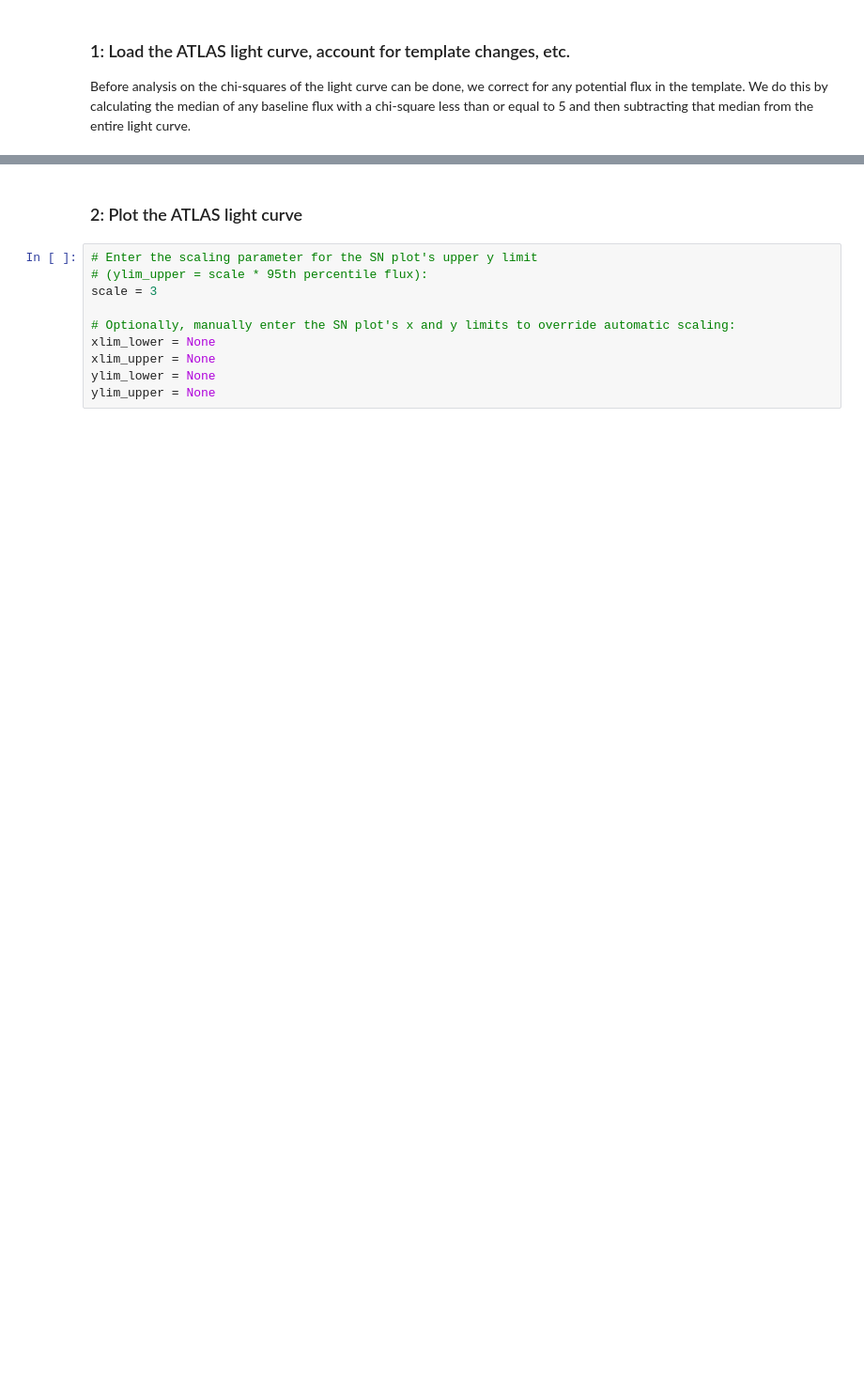
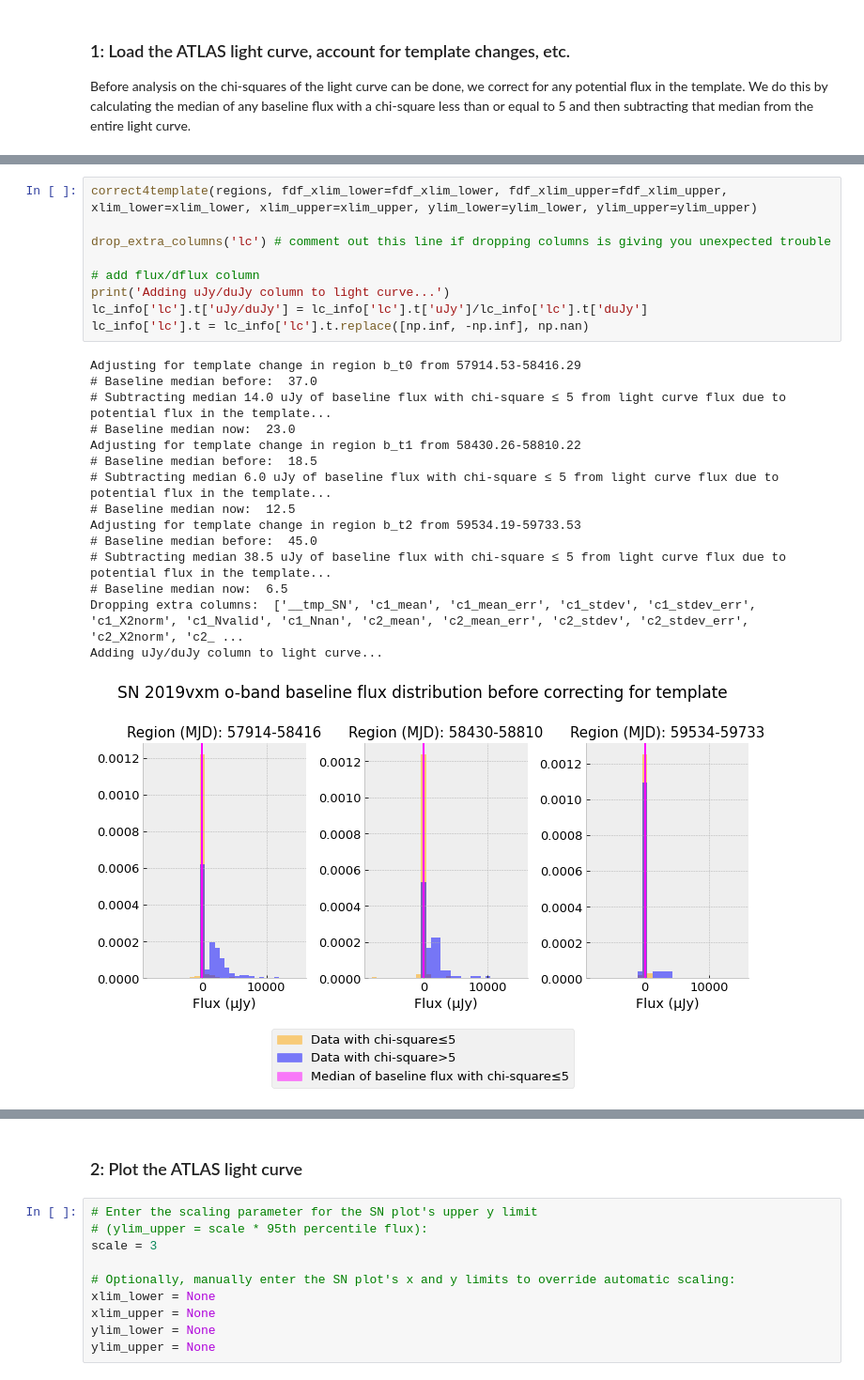
Before and after one commit to srest2021/atclean, a Jupyter notebook: chisquarecut_averaging.ipynb, the cells around one changed output, grey strips where cells are left out. Shown: that part at 94% size. Cells and saved outputs as stored; diff of their text form; blank space fills up the shorter version.

```diff
--- a/chisquarecut_averaging.ipynb
+++ b/chisquarecut_averaging.ipynb
@@ -385,0 +365,25 @@ Adding uJy/duJy column to light curve...
+# %%
+correct4template(regions, fdf_xlim_lower=fdf_xlim_lower, fdf_xlim_upper=fdf_xlim_upper, xlim_lower=xlim_lower, xlim_upper=xlim_upper, ylim_lower=ylim_lower, ylim_upper=ylim_upper)
+
+drop_extra_columns('lc') # comment out this line if dropping columns is giving you unexpected trouble
+
+# add flux/dflux column
+print('Adding uJy/duJy column to light curve...')
+lc_info['lc'].t['uJy/duJy'] = lc_info['lc'].t['uJy']/lc_info['lc'].t['duJy']
+lc_info['lc'].t = lc_info['lc'].t.replace([np.inf, -np.inf], np.nan)
+# %% [output]
+Adjusting for template change in region b_t0 from 57914.53-58416.29
+# Baseline median before:  37.0
+# Subtracting median 14.0 uJy of baseline flux with chi-square ≤ 5 from light curve flux due to potential flux in the template...
+# Baseline median now:  23.0
+Adjusting for template change in region b_t1 from 58430.26-58810.22
+# Baseline median before:  18.5
+# Subtracting median 6.0 uJy of baseline flux with chi-square ≤ 5 from light curve flux due to potential flux in the template...
+# Baseline median now:  12.5
+Adjusting for template change in region b_t2 from 59534.19-59733.53
+# Baseline median before:  45.0
+# Subtracting median 38.5 uJy of baseline flux with chi-square ≤ 5 from light curve flux due to potential flux in the template...
+# Baseline median now:  6.5
+Dropping extra columns:  ['__tmp_SN', 'c1_mean', 'c1_mean_err', 'c1_stdev', 'c1_stdev_err', 'c1_X2norm', 'c1_Nvalid', 'c1_Nnan', 'c2_mean', 'c2_mean_err', 'c2_stdev', 'c2_stdev_err', 'c2_X2norm', 'c2_ ...
+Adding uJy/duJy column to light curve...
+[figure, added]
```
Also changed, not shown: parts of 7 cells of this notebook.
